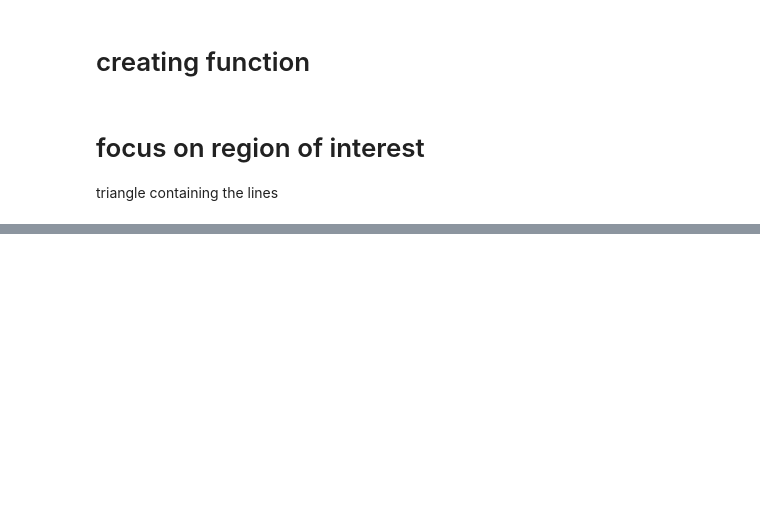
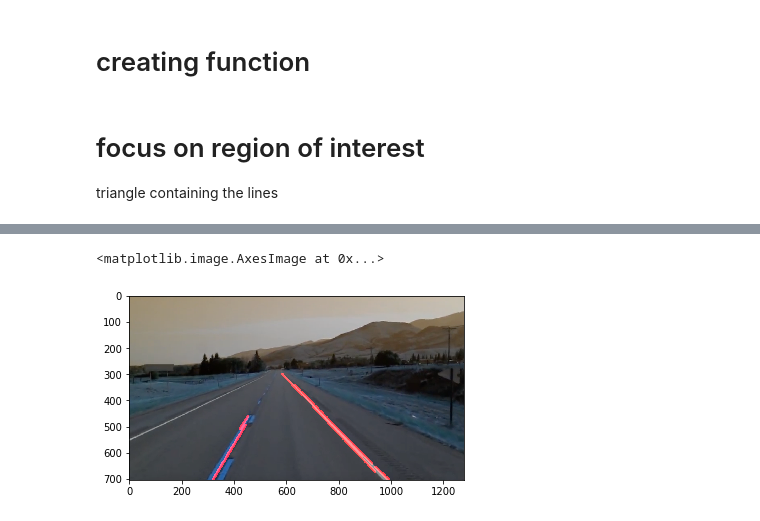
Before and after one commit to ValentinSaulas/self-driving-car-course-udemy, a Jupyter notebook: Lane Detection.ipynb, the cells around one changed output, grey strips where cells are left out. Cells and saved outputs as stored; diff of their text form; code cells hidden in the pictures; blank space fills up the shorter version.

```diff
--- a/Notes.ipynb
+++ b/Lane Detection.ipynb
@@ -125,0 +231,5 @@ triangle containing the lines
+# %%
+plt.imshow(combo_image)
+# %% [output]
+<matplotlib.image.AxesImage at 0x...>
+[figure, added]
```
Also changed, not shown: parts of 22 cells of this notebook, 1 other file.
